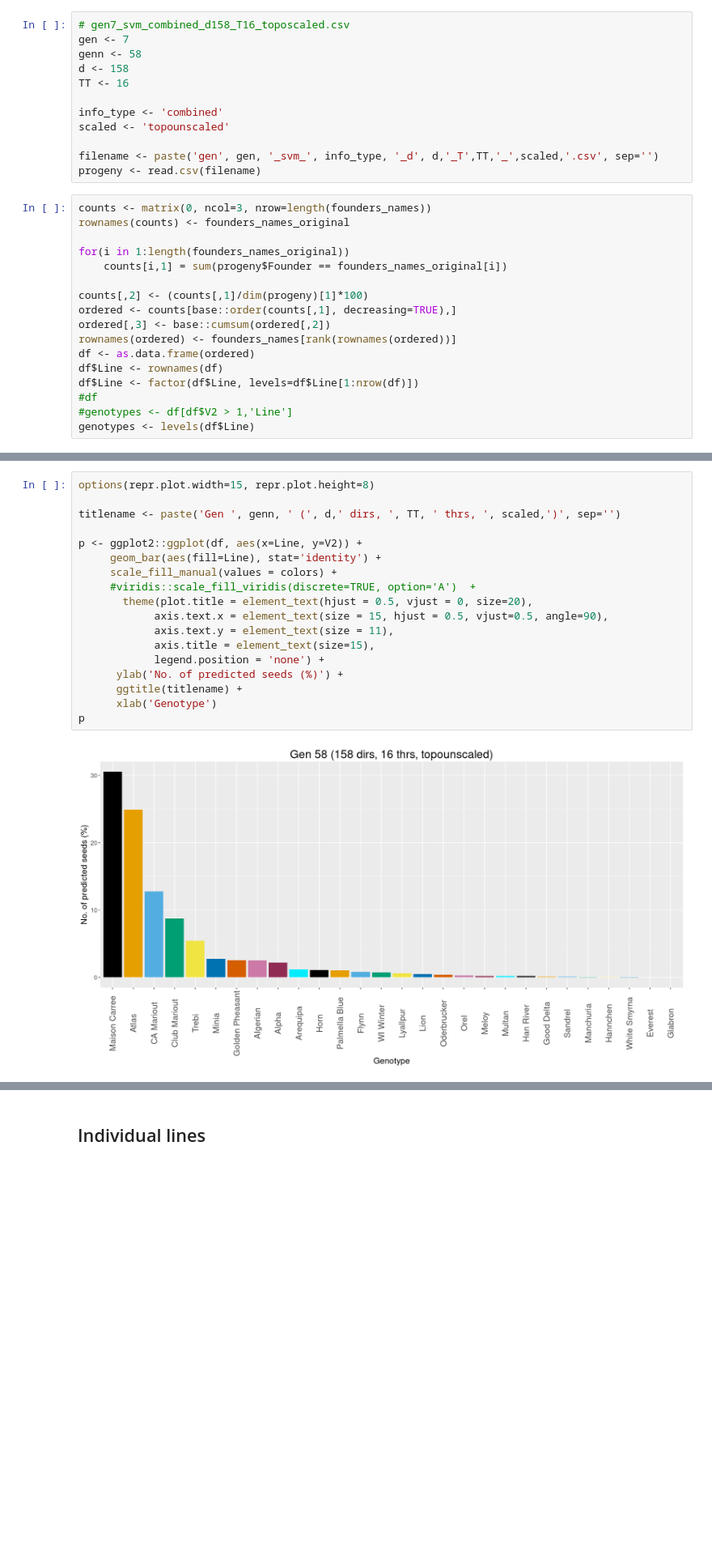
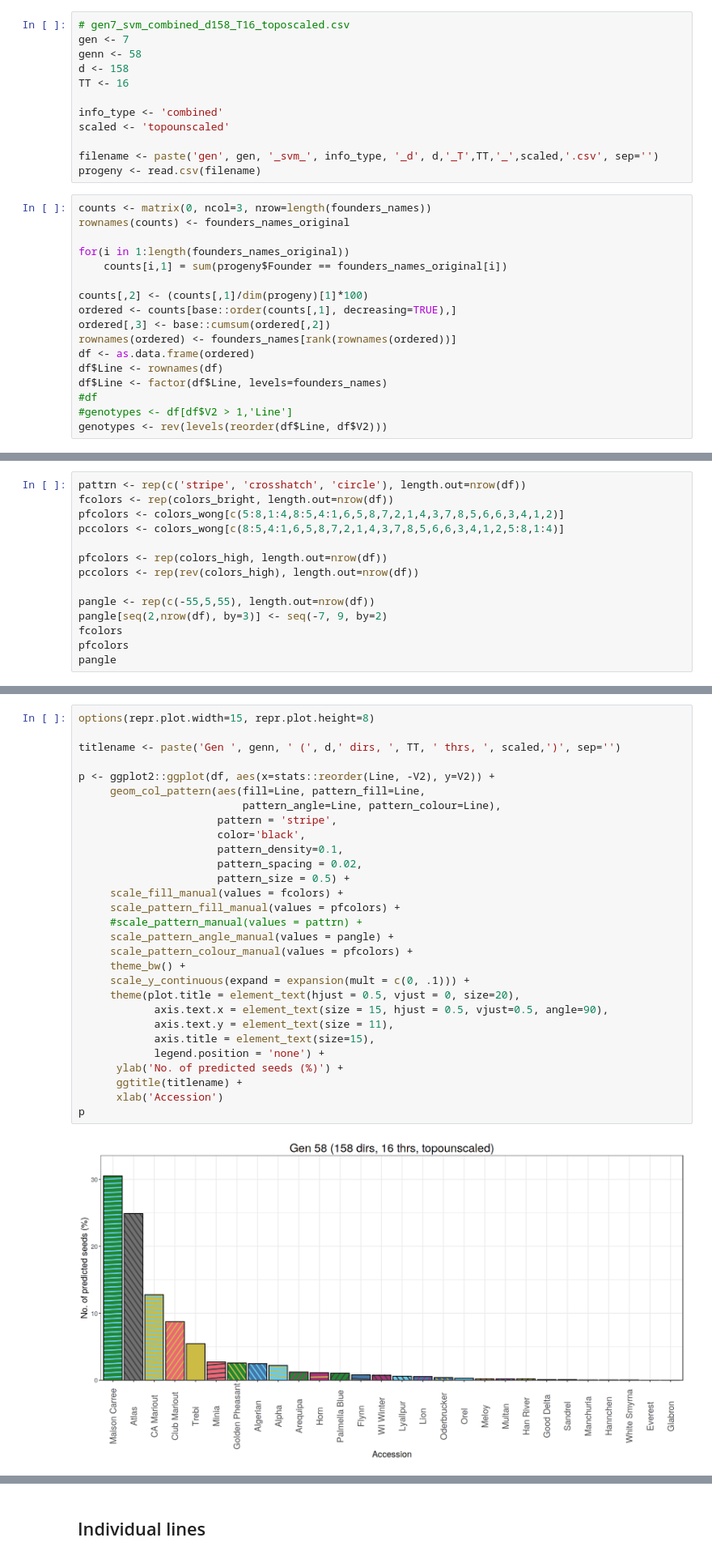
Before and after one commit to amezqui3/demeter, a Jupyter notebook: jupyter/16_progeny_classification_analysis.ipynb, the cells around one changed output, grey strips where cells are left out. Shown at 81% size. Saved outputs shown, nothing was run; the diff lists cells and outputs as text; blank space fills up the shorter version.

Commit message:
made UMAP-related progeny plots colorblind friendly

```diff
--- a/jupyter/16_progeny_classification_analysis.ipynb
+++ b/jupyter/16_progeny_classification_analysis.ipynb
@@ -70,7 +69,7 @@ ordered[,3] <- base::cumsum(ordered[,2])
 rownames(ordered) <- founders_names[rank(rownames(ordered))]
 df <- as.data.frame(ordered)
 df$Line <- rownames(df)
-df$Line <- factor(df$Line, levels=df$Line[1:nrow(df)])
+df$Line <- factor(df$Line, levels=founders_names)
 #df
 #genotypes <- df[df$V2 > 1,'Line']
-genotypes <- levels(df$Line)
+genotypes <- rev(levels(reorder(df$Line, df$V2)))
@@ -86,0 +76,14 @@ order(genotypes)
+# %%
+pattrn <- rep(c('stripe', 'crosshatch', 'circle'), length.out=nrow(df))
+fcolors <- rep(colors_bright, length.out=nrow(df))
+pfcolors <- colors_wong[c(5:8,1:4,8:5,4:1,6,5,8,7,2,1,4,3,7,8,5,6,6,3,4,1,2)]
+pccolors <- colors_wong[c(8:5,4:1,6,5,8,7,2,1,4,3,7,8,5,6,6,3,4,1,2,5:8,1:4)]
+
+pfcolors <- rep(colors_high, length.out=nrow(df))
+pccolors <- rep(rev(colors_high), length.out=nrow(df))
+
+pangle <- rep(c(-55,5,55), length.out=nrow(df))
+pangle[seq(2,nrow(df), by=3)] <- seq(-7, 9, by=2)
+fcolors
+pfcolors
+pangle
@@ -87,23 +101,34 @@ order(genotypes)
 # %%
 options(repr.plot.width=15, repr.plot.height=8)
 
 titlename <- paste('Gen ', genn, ' (', d,' dirs, ', TT, ' thrs, ', scaled,')', sep='')
 
-p <- ggplot2::ggplot(df, aes(x=Line, y=V2)) +
-     geom_bar(aes(fill=Line), stat='identity') +
-     scale_fill_manual(values = colors) +
-     #viridis::scale_fill_viridis(discrete=TRUE, option='A')  +
-       theme(plot.title = element_text(hjust = 0.5, vjust = 0, size=20),
+p <- ggplot2::ggplot(df, aes(x=stats::reorder(Line, -V2), y=V2)) +
+     geom_col_pattern(aes(fill=Line, pattern_fill=Line,
+                          pattern_angle=Line, pattern_colour=Line),
+                      pattern = 'stripe',
+                      color='black',
+                      pattern_density=0.1,
+                      pattern_spacing = 0.02,
+                      pattern_size = 0.5) +
+     scale_fill_manual(values = fcolors) +
+     scale_pattern_fill_manual(values = pfcolors) +
+     #scale_pattern_manual(values = pattrn) +
+     scale_pattern_angle_manual(values = pangle) +
+     scale_pattern_colour_manual(values = pfcolors) +
+     theme_bw() +
+     scale_y_continuous(expand = expansion(mult = c(0, .1))) +
+     theme(plot.title = element_text(hjust = 0.5, vjust = 0, size=20),
             axis.text.x = element_text(size = 15, hjust = 0.5, vjust=0.5, angle=90),
             axis.text.y = element_text(size = 11),
             axis.title = element_text(size=15),
             legend.position = 'none') +
       ylab('No. of predicted seeds (%)') +
       ggtitle(titlename) +
-      xlab('Genotype')
+      xlab('Accession')
 p
 # %% [output]
-[figure, old version]
+[figure, new version]
 # %%
 w <- 8
 h <- 9
```
Also changed, not shown: parts of 15 cells of this notebook, 1 other file.
